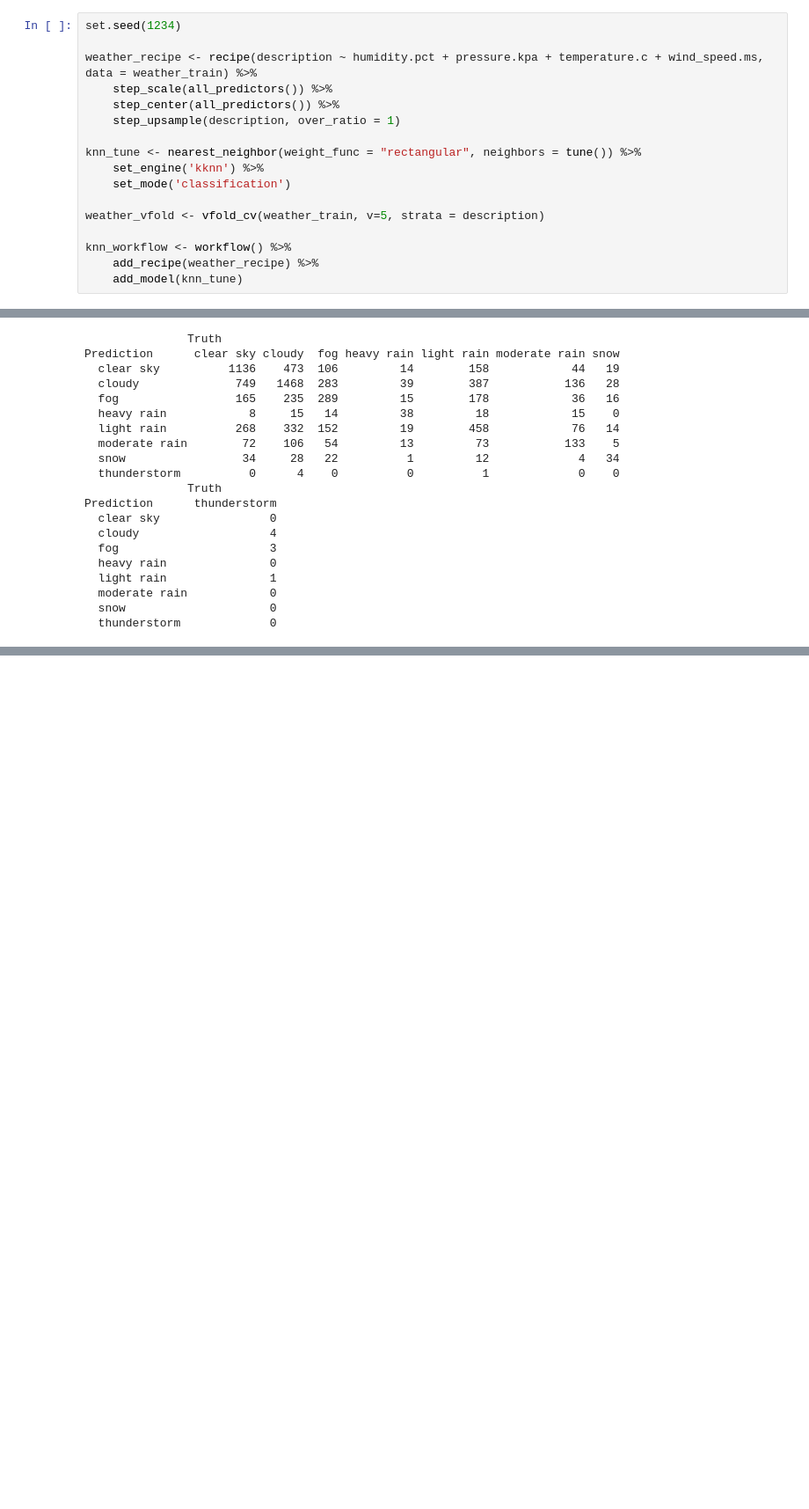
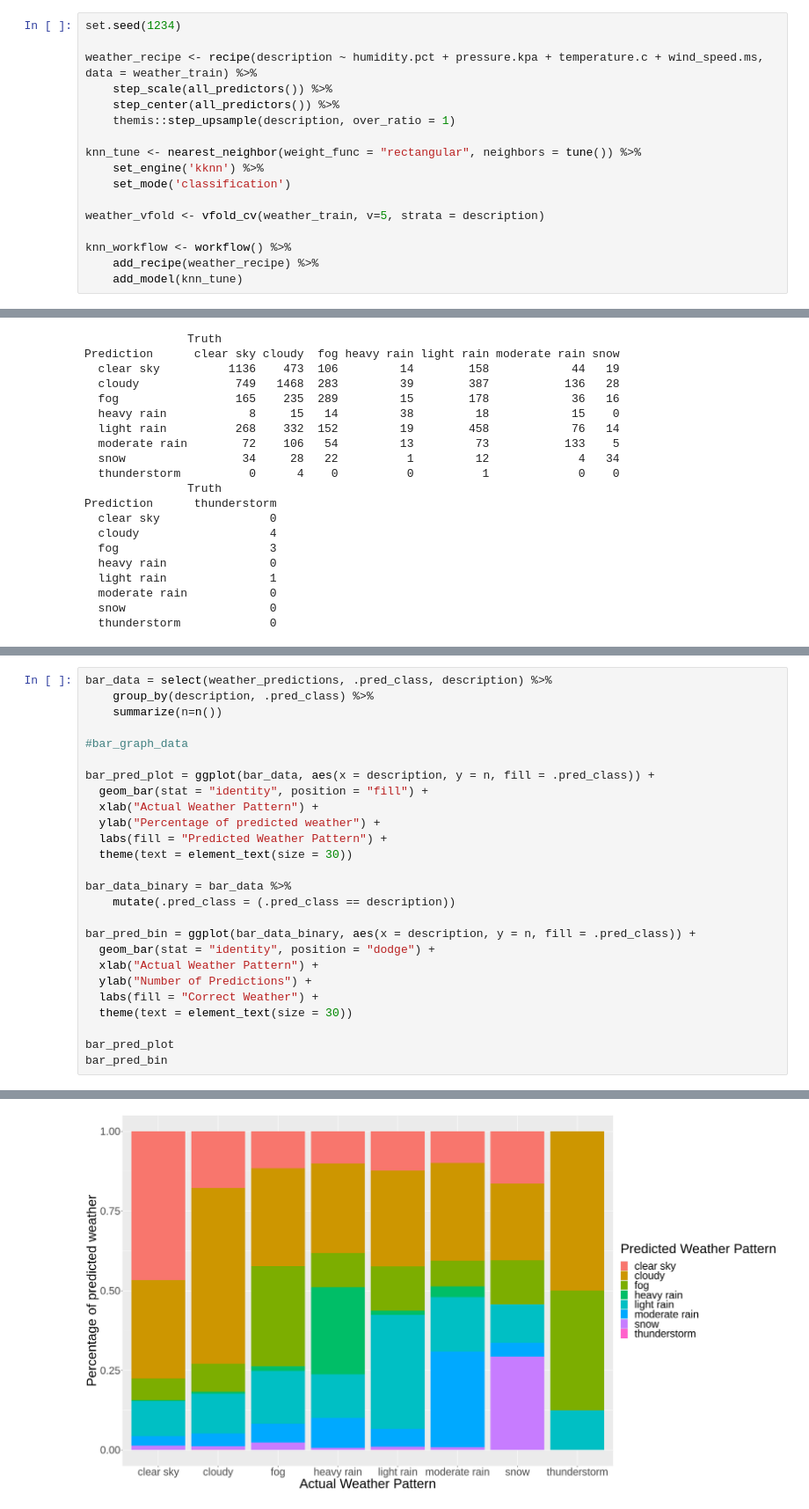
Before and after one commit to StuartLiv/DSCI100Group, a Jupyter notebook: report.ipynb, the cells around one changed output, grey strips where cells are left out. Shown at 88% size. Cells and saved outputs as stored; diff of their text form; blank space fills up the shorter version.

Commit message:
Added 2 testing data visualizations

```diff
--- a/report.ipynb
+++ b/report.ipynb
@@ -178,7 +199,7 @@ set.seed(1234)
 weather_recipe <- recipe(description ~ humidity.pct + pressure.kpa + temperature.c + wind_speed.ms, data = weather_train) %>%
     step_scale(all_predictors()) %>%
     step_center(all_predictors()) %>%
-    step_upsample(description, over_ratio = 1)
+    themis::step_upsample(description, over_ratio = 1)
 
 knn_tune <- nearest_neighbor(weight_func = "rectangular", neighbors = tune()) %>%
     set_engine('kknn') %>%
@@ -265,0 +289,27 @@ Prediction      thunderstorm
+# %%
+bar_data = select(weather_predictions, .pred_class, description) %>%
+    group_by(description, .pred_class) %>%
+    summarize(n=n())
+
+#bar_graph_data
+
+bar_pred_plot = ggplot(bar_data, aes(x = description, y = n, fill = .pred_class)) +
+  geom_bar(stat = "identity", position = "fill") +
+  xlab("Actual Weather Pattern") +
+  ylab("Percentage of predicted weather") +
+  labs(fill = "Predicted Weather Pattern") +
+  theme(text = element_text(size = 30))
+
+bar_data_binary = bar_data %>%
+    mutate(.pred_class = (.pred_class == description))
+
+bar_pred_bin = ggplot(bar_data_binary, aes(x = description, y = n, fill = .pred_class)) +
+  geom_bar(stat = "identity", position = "dodge") +
+  xlab("Actual Weather Pattern") +
+  ylab("Number of Predictions") +
+  labs(fill = "Correct Weather") +
+  theme(text = element_text(size = 30))
+
+bar_pred_plot
+bar_pred_bin
+# %% [output]
@@ -265,0 +317 @@ Prediction      thunderstorm
+[figure, added]
```
Also changed, not shown: parts of 7 cells of this notebook.
